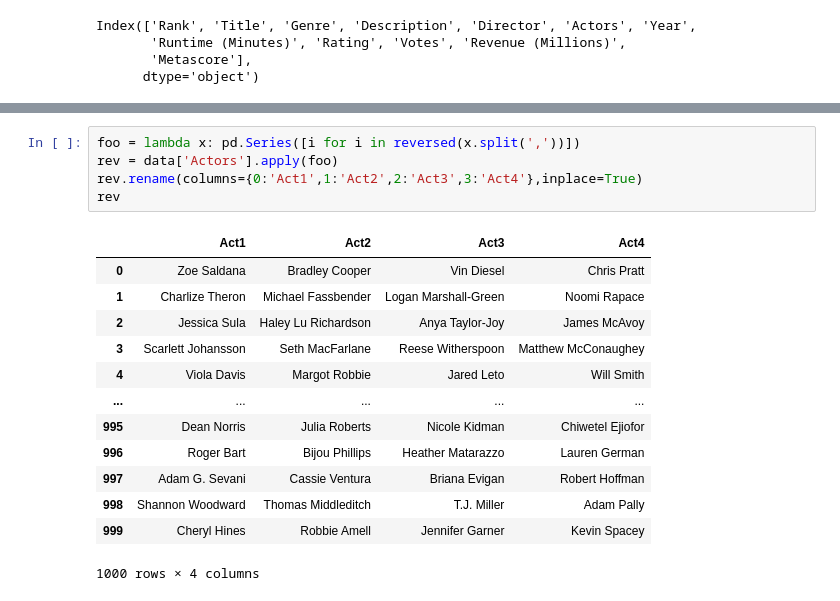
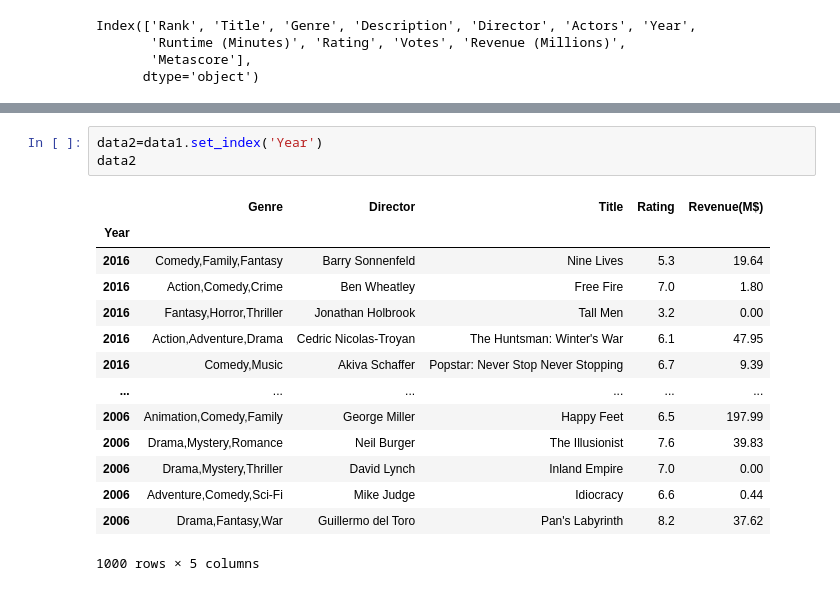
Before and after one commit to l-bar22/Movies_, a Jupyter notebook: Movies_critics.ipynb, the cells around one changed output, grey strips where cells are left out. Drawn from its saved outputs; the diff is of its cells as text.

```diff
--- a/Movies_critics.ipynb
+++ b/Movies_critics.ipynb
@@ -156,20 +162,19 @@ data1.sort_values(by=['Year'], ascending=False)
 1000 rows × 6 columns
-# %%
-foo = lambda x: pd.Series([i for i in reversed(x.split(','))])
-rev = data['Actors'].apply(foo)
-rev.rename(columns={0:'Act1',1:'Act2',2:'Act3',3:'Act4'},inplace=True)
-rev
-# %% [output]
-|  | Act1 | Act2 | Act3 | Act4 |
-| 0 | Zoe Saldana | Bradley Cooper | Vin Diesel | Chris Pratt |
-| 1 | Charlize Theron | Michael Fassbender | Logan Marshall-Green | Noomi Rapace |
-| 2 | Jessica Sula | Haley Lu Richardson | Anya Taylor-Joy | James McAvoy |
-| 3 | Scarlett Johansson | Seth MacFarlane | Reese Witherspoon | Matthew McConaughey |
-| 4 | Viola Davis | Margot Robbie | Jared Leto | Will Smith |
-| ... | ... | ... | ... | ... |
-| 995 | Dean Norris | Julia Roberts | Nicole Kidman | Chiwetel Ejiofor |
-| 996 | Roger Bart | Bijou Phillips | Heather Matarazzo | Lauren German |
-| 997 | Adam G. Sevani | Cassie Ventura | Briana Evigan | Robert Hoffman |
-| 998 | Shannon Woodward | Thomas Middleditch | T.J. Miller | Adam Pally |
-| 999 | Cheryl Hines | Robbie Amell | Jennifer Garner | Kevin Spacey |
-1000 rows × 4 columns
+# %%
+data2=data1.set_index('Year')
+data2
+# %% [output]
+|  | Genre | Director | Title | Rating | Revenue(M$) |
+| Year |  |  |  |  |  |
+| 2016 | Comedy,Family,Fantasy | Barry Sonnenfeld | Nine Lives | 5.3 | 19.64 |
+| 2016 | Action,Comedy,Crime | Ben Wheatley | Free Fire | 7.0 | 1.80 |
+| 2016 | Fantasy,Horror,Thriller | Jonathan Holbrook | Tall Men | 3.2 | 0.00 |
+| 2016 | Action,Adventure,Drama | Cedric Nicolas-Troyan | The Huntsman: Winter's War | 6.1 | 47.95 |
+| 2016 | Comedy,Music | Akiva Schaffer | Popstar: Never Stop Never Stopping | 6.7 | 9.39 |
+| ... | ... | ... | ... | ... | ... |
+| 2006 | Animation,Comedy,Family | George Miller | Happy Feet | 6.5 | 197.99 |
+| 2006 | Drama,Mystery,Romance | Neil Burger | The Illusionist | 7.6 | 39.83 |
+| 2006 | Drama,Mystery,Thriller | David Lynch | Inland Empire | 7.0 | 0.00 |
+| 2006 | Adventure,Comedy,Sci-Fi | Mike Judge | Idiocracy | 6.6 | 0.44 |
+| 2006 | Drama,Fantasy,War | Guillermo del Toro | Pan's Labyrinth | 8.2 | 37.62 |
+1000 rows × 5 columns
```
Also changed, not shown: parts of 11 cells of this notebook, 1 other file.
